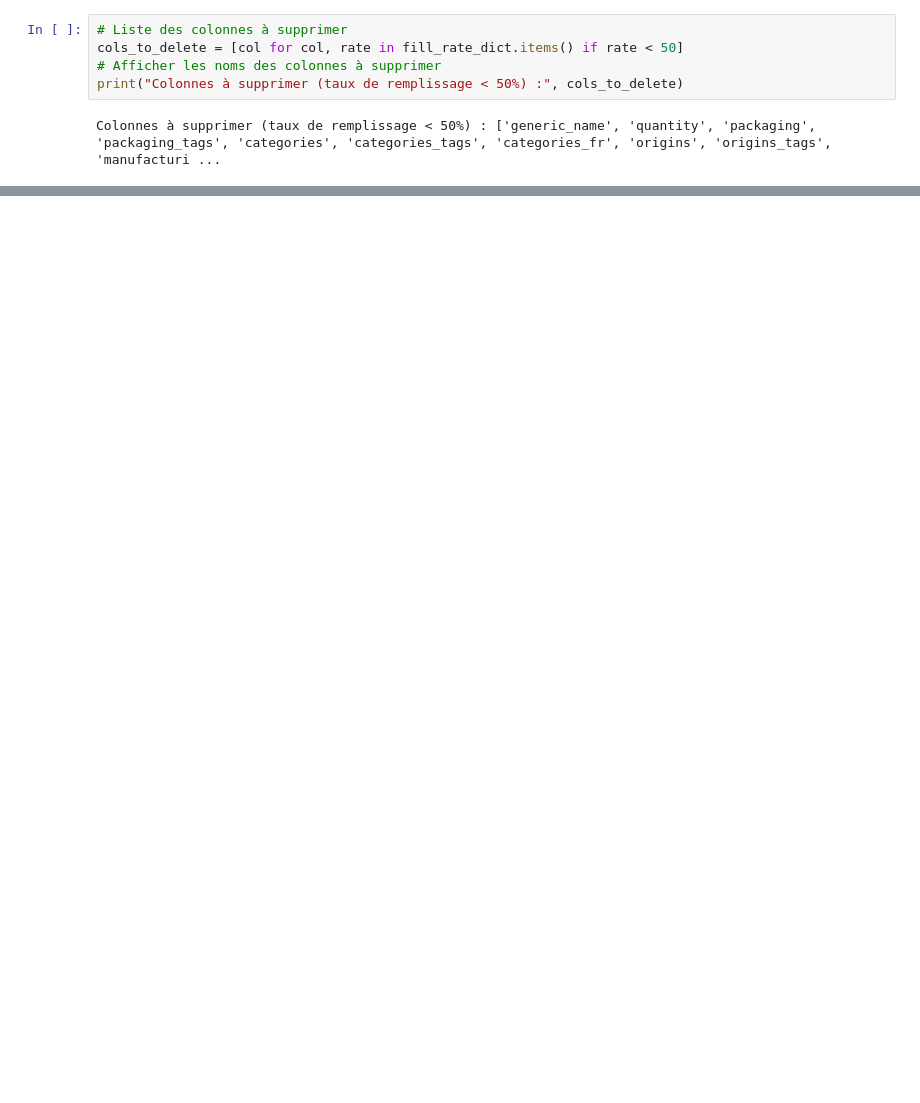
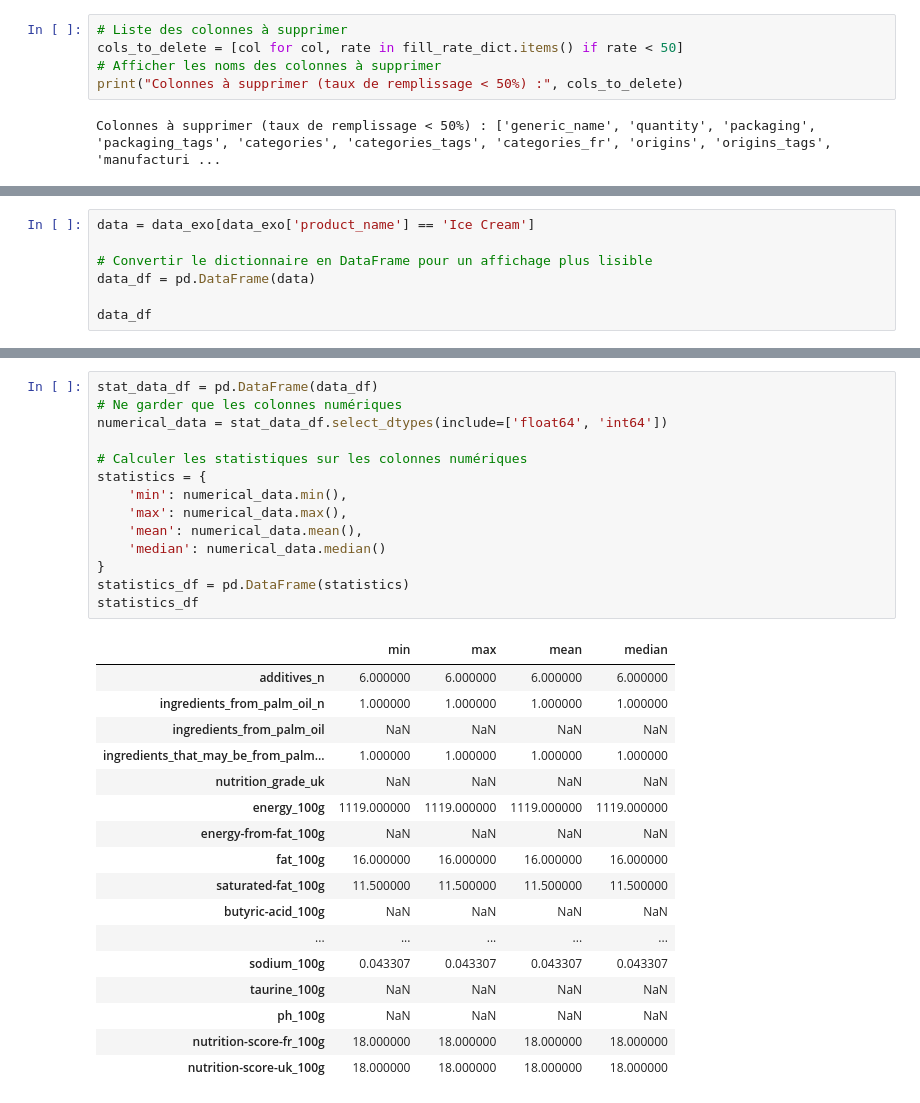
Before and after one commit to mcourte/Data_SP, a Jupyter notebook: Open_Food_Facts/tri.ipynb, the cells around one changed output, grey strips where cells are left out. Drawn from its saved outputs; the diff is of its cells as text; blank space fills up the shorter version.

```diff
--- a/Open_Food_Facts/tri.ipynb
+++ b/Open_Food_Facts/tri.ipynb
@@ -389,0 +615,7 @@ Colonnes à supprimer (taux de remplissage < 50%) : ['generic_name', 'quantity',
+# %%
+data = data_exo[data_exo['product_name'] == 'Ice Cream']
+
+# Convertir le dictionnaire en DataFrame pour un affichage plus lisible
+data_df = pd.DataFrame(data)
+
+data_df
@@ -389,0 +626,32 @@ Colonnes à supprimer (taux de remplissage < 50%) : ['generic_name', 'quantity',
+# %%
+stat_data_df = pd.DataFrame(data_df)
+# Ne garder que les colonnes numériques
+numerical_data = stat_data_df.select_dtypes(include=['float64', 'int64'])
+
+# Calculer les statistiques sur les colonnes numériques
+statistics = {
+    'min': numerical_data.min(),
+    'max': numerical_data.max(),
+    'mean': numerical_data.mean(),
+    'median': numerical_data.median()
+}
+statistics_df = pd.DataFrame(statistics)
+statistics_df
+# %% [output]
+|  | min | max | mean | median |
+| additives_n | 6.000000 | 6.000000 | 6.000000 | 6.000000 |
+| ingredients_from_palm_oil_n | 1.000000 | 1.000000 | 1.000000 | 1.000000 |
+| ingredients_from_palm_oil | NaN | NaN | NaN | NaN |
+| ingredients_that_may_be_from_palm... | 1.000000 | 1.000000 | 1.000000 | 1.000000 |
+| nutrition_grade_uk | NaN | NaN | NaN | NaN |
+| energy_100g | 1119.000000 | 1119.000000 | 1119.000000 | 1119.000000 |
+| energy-from-fat_100g | NaN | NaN | NaN | NaN |
+| fat_100g | 16.000000 | 16.000000 | 16.000000 | 16.000000 |
+| saturated-fat_100g | 11.500000 | 11.500000 | 11.500000 | 11.500000 |
+| butyric-acid_100g | NaN | NaN | NaN | NaN |
+| ... | ... | ... | ... | ... |
+| sodium_100g | 0.043307 | 0.043307 | 0.043307 | 0.043307 |
+| taurine_100g | NaN | NaN | NaN | NaN |
+| ph_100g | NaN | NaN | NaN | NaN |
+| nutrition-score-fr_100g | 18.000000 | 18.000000 | 18.000000 | 18.000000 |
+| nutrition-score-uk_100g | 18.000000 | 18.000000 | 18.000000 | 18.000000 |
```
Also changed, not shown: parts of 36 cells of this notebook.
